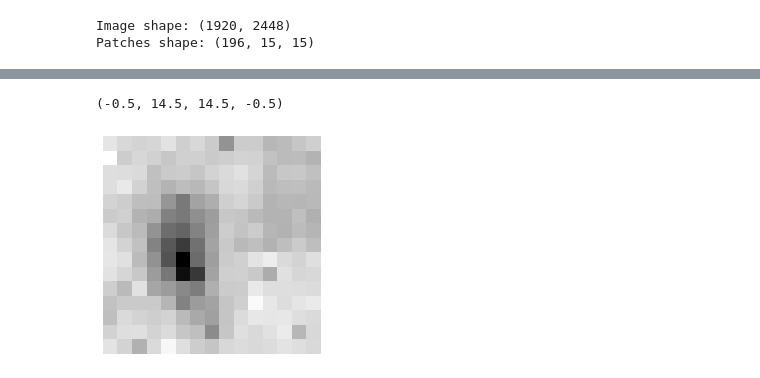
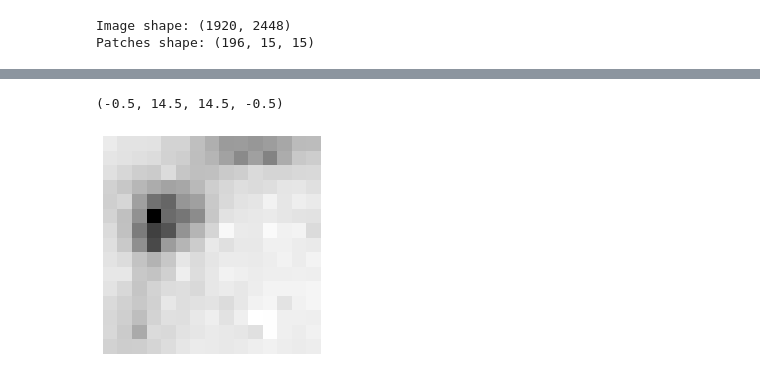
Before and after one commit to amyhynes/ihc-ml, a Jupyter notebook: svm.ipynb, the cells around one changed output, grey strips where cells are left out. Cells and saved outputs as stored; diff of their text form; code cells hidden in the pictures.

```diff
--- a/svm.ipynb
+++ b/svm.ipynb
@@ -53,9 +173,9 @@ plt.show()
 # %%
-plt.imshow(patches[145], cmap=plt.cm.gray, interpolation='nearest')
+plt.imshow(patches[70], cmap=plt.cm.gray, interpolation='nearest')
 plt.axis('off')
 # %% [output]
 (-0.5, 14.5, 14.5, -0.5)
-[figure, old version]
+[figure, new version]
 # %%
 #extract shape features: solidity, orientation, diameter, area, eccentricity, convex area, major axis length, minor axis length, and extent
 # %%
```
Also changed, not shown: parts of 10 cells of this notebook.
